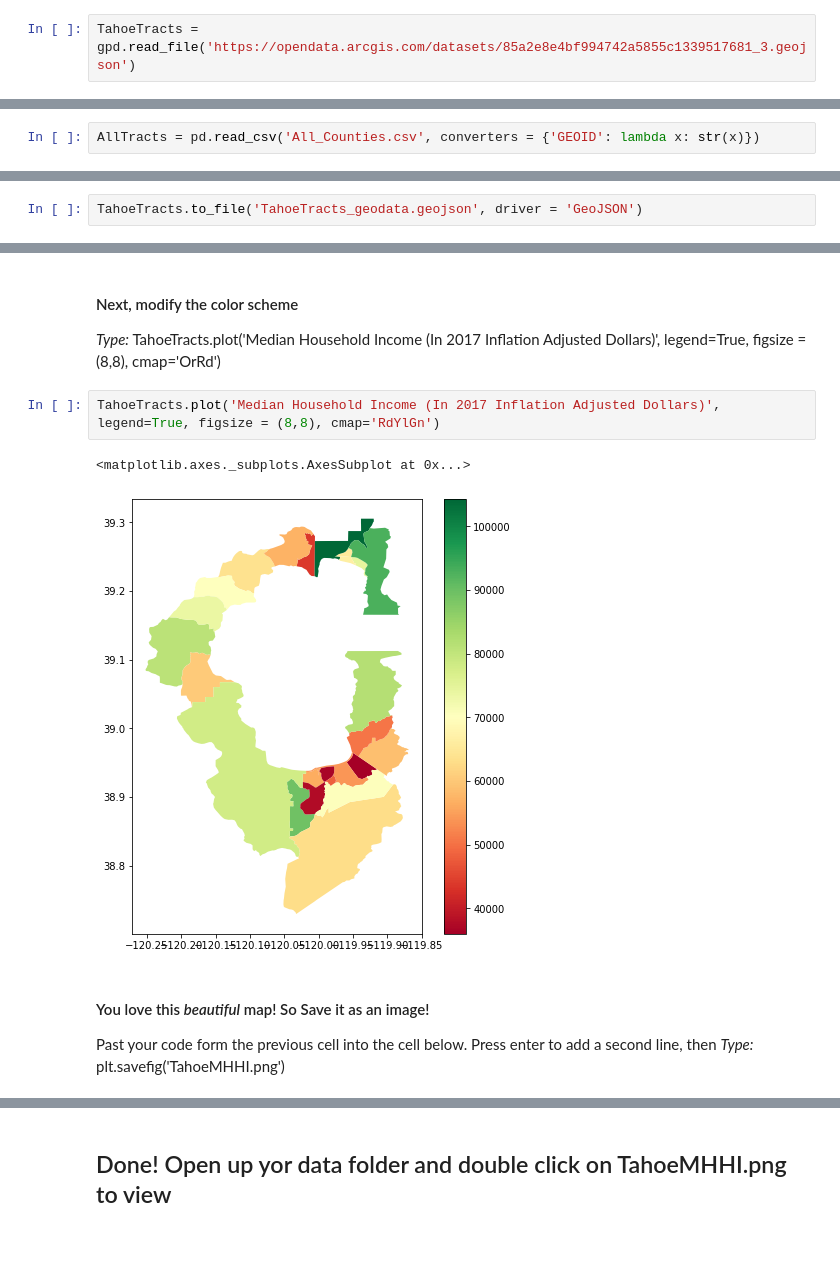
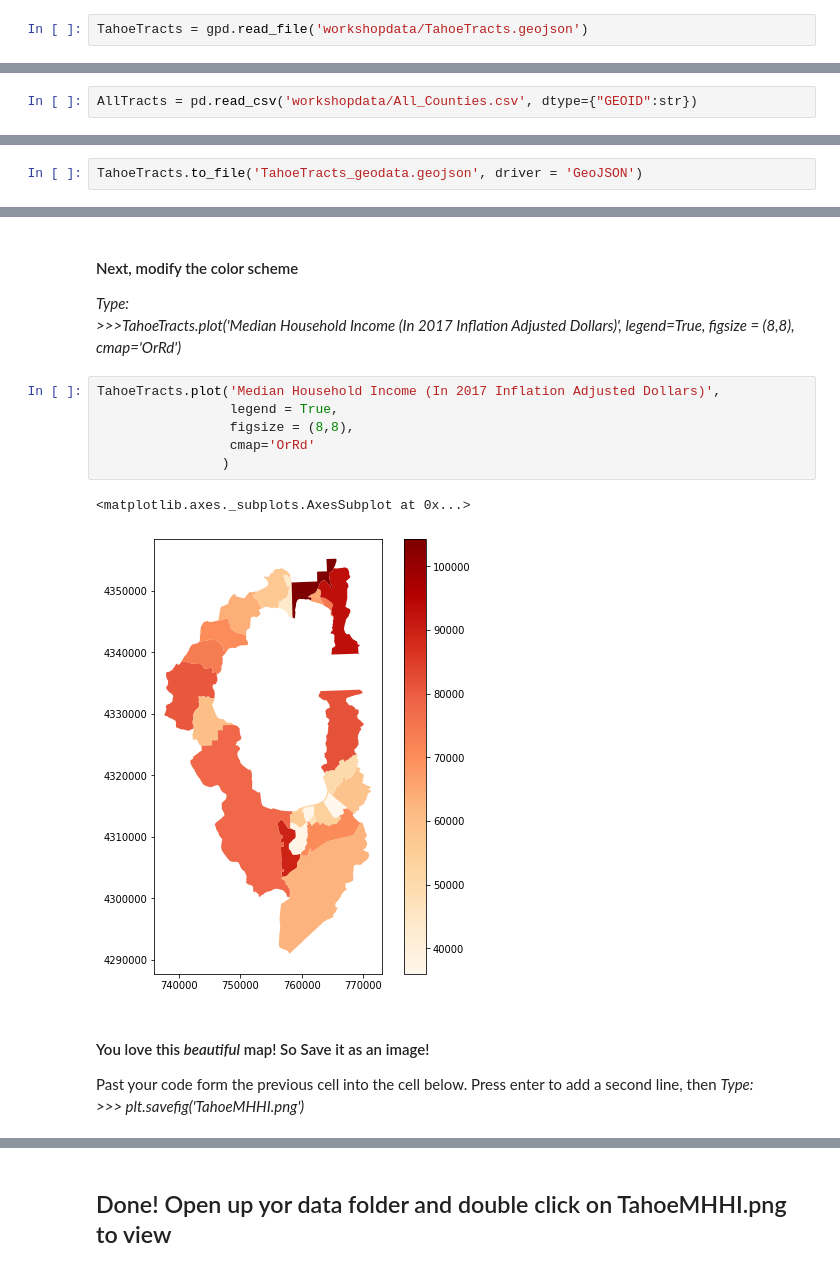
Before and after one commit to whitephil/WAMLnotebooks, a Jupyter notebook: Completed_Notebooks/Joins & more Plotting Completed.ipynb, the cells around one changed output, grey strips where cells are left out. Cells and saved outputs as stored; diff of their text form; blank space fills up the shorter version.

```diff
--- a/Completed_Notebooks/Joins & more Plotting Completed.ipynb
+++ b/Completed_Notebooks/Joins & more Plotting Completed.ipynb
@@ -33,3 +34,3 @@ All_Counties.csv
 # %%
-TahoeTracts = gpd.read_file('https://opendata.arcgis.com/datasets/85a2e8e4bf994742a5855c1339517681_3.geojson')
+TahoeTracts = gpd.read_file('workshopdata/TahoeTracts.geojson')
 # %%
@@ -111,5 +113,5 @@ AllTracts = pd.read_csv('All_Counties.csv', converters={'GEOID': lambda x: str(x
 # %%
-AllTracts = pd.read_csv('All_Counties.csv', converters = {'GEOID': lambda x: str(x)})
+AllTracts = pd.read_csv('workshopdata/All_Counties.csv', dtype={"GEOID":str})
 # %% [markdown]
 Check the results by *Typing:* AllTracts.GEOID
 # %%
@@ -233,14 +243,19 @@ TahoeTracts.plot('Median Household Income (In 2017 Inflation Adjusted Dollars)',
 #### Next, modify the color scheme
 
 *Type:*
-TahoeTracts.plot('Median Household Income (In 2017 Inflation Adjusted Dollars)', legend=True, figsize = (8,8), cmap='OrRd')
+*>>>TahoeTracts.plot('Median Household Income (In 2017 Inflation Adjusted Dollars)', legend=True, figsize = (8,8), cmap='OrRd')*
 # %%
-TahoeTracts.plot('Median Household Income (In 2017 Inflation Adjusted Dollars)', legend=True, figsize = (8,8), cmap='RdYlGn')
+TahoeTracts.plot('Median Household Income (In 2017 Inflation Adjusted Dollars)',
+                 legend = True,
+                 figsize = (8,8),
+                 cmap='OrRd'
+                )
 # %% [output]
 <matplotlib.axes._subplots.AxesSubplot at 0x...>
-[figure, old version]
+[figure, new version]
 # %% [markdown]
 #### You love this *beautiful* map! So Save it as an image!
 
-Past your code form the previous cell into the cell below. Press enter to add a second line, then *Type:*  plt.savefig('TahoeMHHI.png')
+Past your code form the previous cell into the cell below. Press enter to add a second line, then *Type:*
+*>>> plt.savefig('TahoeMHHI.png')*
 # %%
```
Also changed, not shown: parts of 31 cells of this notebook, 5 other files.
